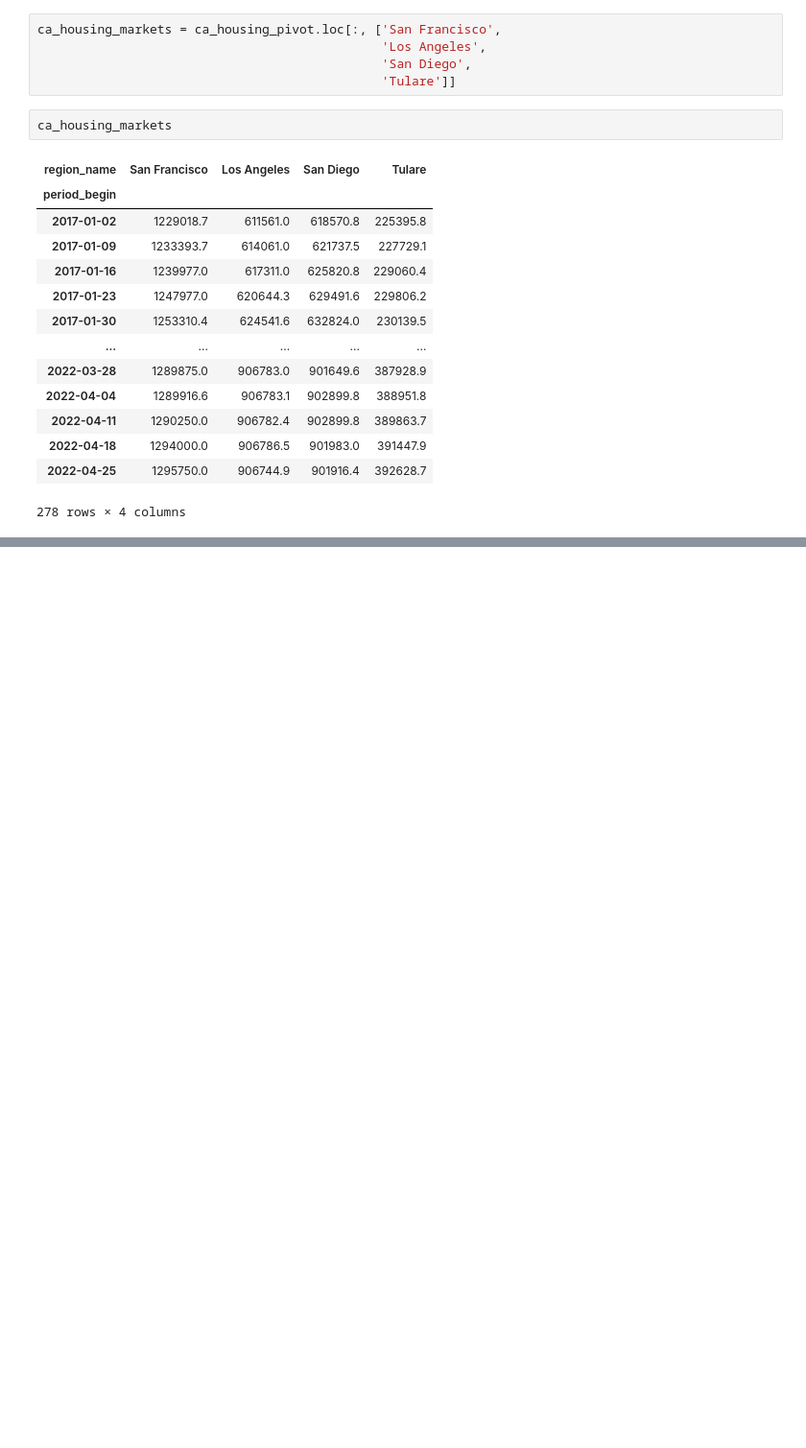
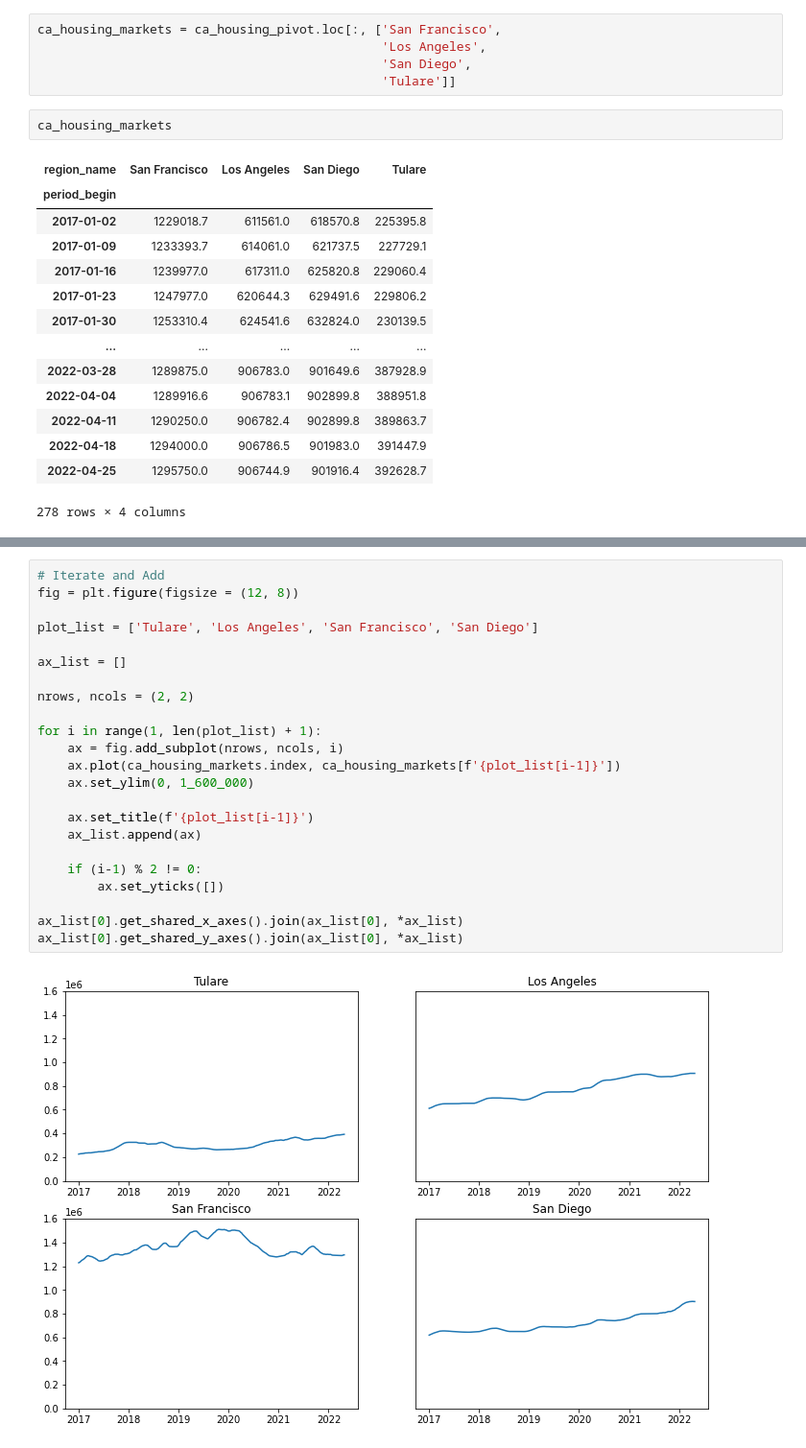
Before and after one commit to naruhikohama/dataviz-python, a Jupyter notebook: advanced_customization.ipynb, the cells around one changed output, grey strips where cells are left out. Shown: that part at 96% size. Cells and saved outputs as stored; diff of their text form; blank space fills up the shorter version.

```diff
--- a/advanced_customization.ipynb
+++ b/advanced_customization.ipynb
@@ -114,0 +126,25 @@ ca_housing_markets
+# %%
+# Iterate and Add
+fig = plt.figure(figsize = (12, 8))
+
+plot_list = ['Tulare', 'Los Angeles', 'San Francisco', 'San Diego']
+
+ax_list = []
+
+nrows, ncols = (2, 2)
+
+for i in range(1, len(plot_list) + 1):
+    ax = fig.add_subplot(nrows, ncols, i)
+    ax.plot(ca_housing_markets.index, ca_housing_markets[f'{plot_list[i-1]}'])
+    ax.set_ylim(0, 1_600_000)
+
+    ax.set_title(f'{plot_list[i-1]}')
+    ax_list.append(ax)
+
+    if (i-1) % 2 != 0:
+        ax.set_yticks([])
+
+ax_list[0].get_shared_x_axes().join(ax_list[0], *ax_list)
+ax_list[0].get_shared_y_axes().join(ax_list[0], *ax_list)
+# %% [output]
+[figure, added]
```
Also changed, not shown: parts of 1 cell of this notebook.
